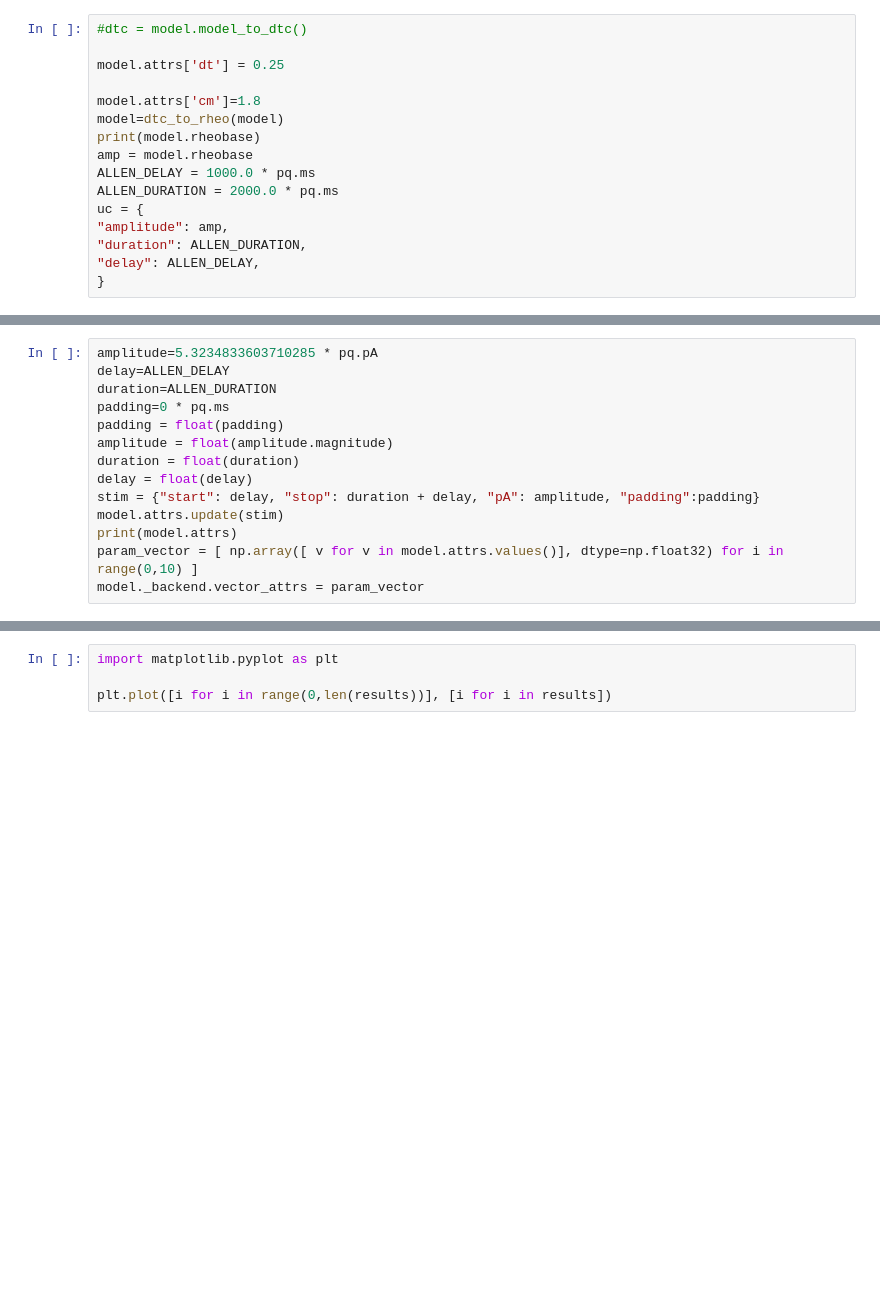
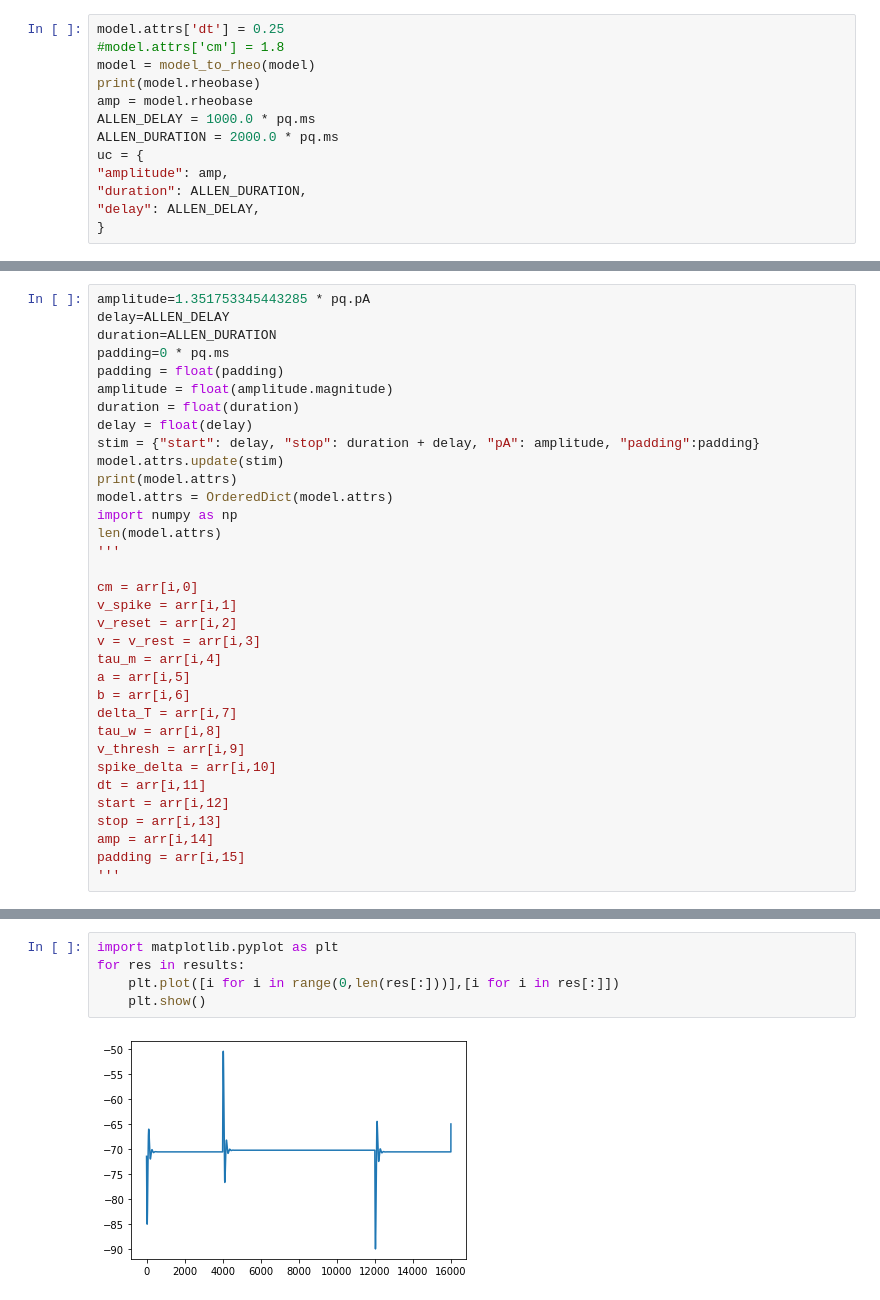
Before and after one commit to russelljjarvis/jit_hub, a Jupyter notebook: jithub/examples/cuda_nb.ipynb, the cells around one changed output, grey strips where cells are left out. Drawn from its saved outputs; the diff is of its cells as text; blank space fills up the shorter version.

```diff
--- a/jithub/examples/cuda_nb.ipynb
+++ b/jithub/examples/cuda_nb.ipynb
@@ -19,10 +26,7 @@ ValueError: bad token in signature "1600"
 # %%
-#dtc = model.model_to_dtc()
-
 model.attrs['dt'] = 0.25
-
-model.attrs['cm']=1.8
-model=dtc_to_rheo(model)
+#model.attrs['cm'] = 1.8
+model = model_to_rheo(model)
 print(model.rheobase)
 amp = model.rheobase
 ALLEN_DELAY = 1000.0 * pq.ms
@@ -35,5 +41,5 @@ uc = {
 # %%
-amplitude=5.3234833603710285 * pq.pA
+amplitude=1.351753345443285 * pq.pA
 delay=ALLEN_DELAY
 duration=ALLEN_DURATION
 padding=0 * pq.ms
@@ -44,5 +50,25 @@ delay = float(delay)
 stim = {"start": delay, "stop": duration + delay, "pA": amplitude, "padding":padding}
 model.attrs.update(stim)
 print(model.attrs)
-param_vector = [ np.array([ v for v in model.attrs.values()], dtype=np.float32) for i in range(0,10) ]
-model._backend.vector_attrs = param_vector
+model.attrs = OrderedDict(model.attrs)
+import numpy as np
+len(model.attrs)
+'''
+
+cm = arr[i,0]
+v_spike = arr[i,1]
+v_reset = arr[i,2]
+v = v_rest = arr[i,3]
+tau_m = arr[i,4]
+a = arr[i,5]
+b = arr[i,6]
+delta_T = arr[i,7]
+tau_w = arr[i,8]
+v_thresh = arr[i,9]
+spike_delta = arr[i,10]
+dt = arr[i,11]
+start = arr[i,12]
+stop = arr[i,13]
+amp = arr[i,14]
+padding = arr[i,15]
+'''
@@ -53,4 +99,7 @@ len(results)
 # %%
 import matplotlib.pyplot as plt
-
-plt.plot([i for i in range(0,len(results))], [i for i in results])
+for res in results:
+    plt.plot([i for i in range(0,len(res[:]))],[i for i in res[:]])
+    plt.show()
+# %% [output]
+[figure, added]
```
Also changed, not shown: parts of 10 cells of this notebook, 1 other file.
